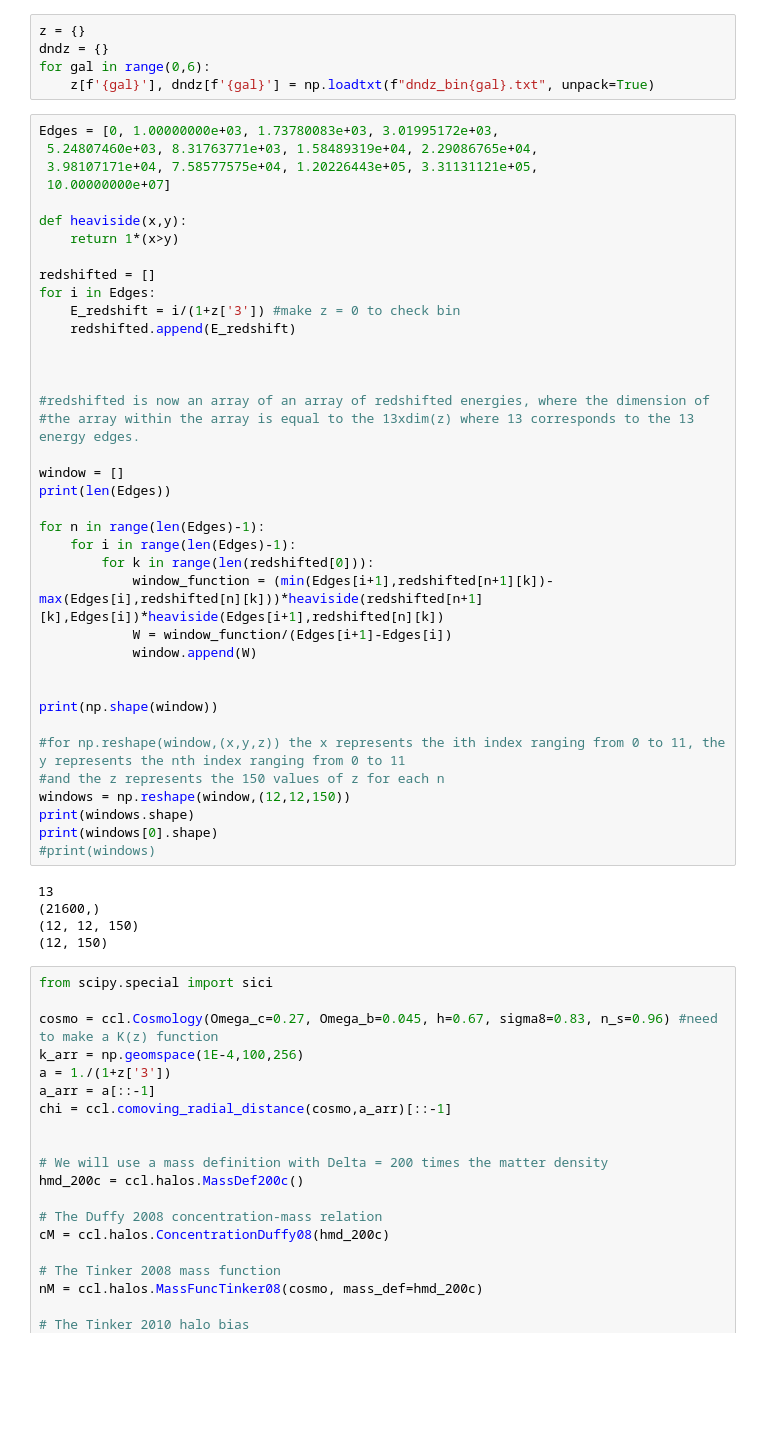
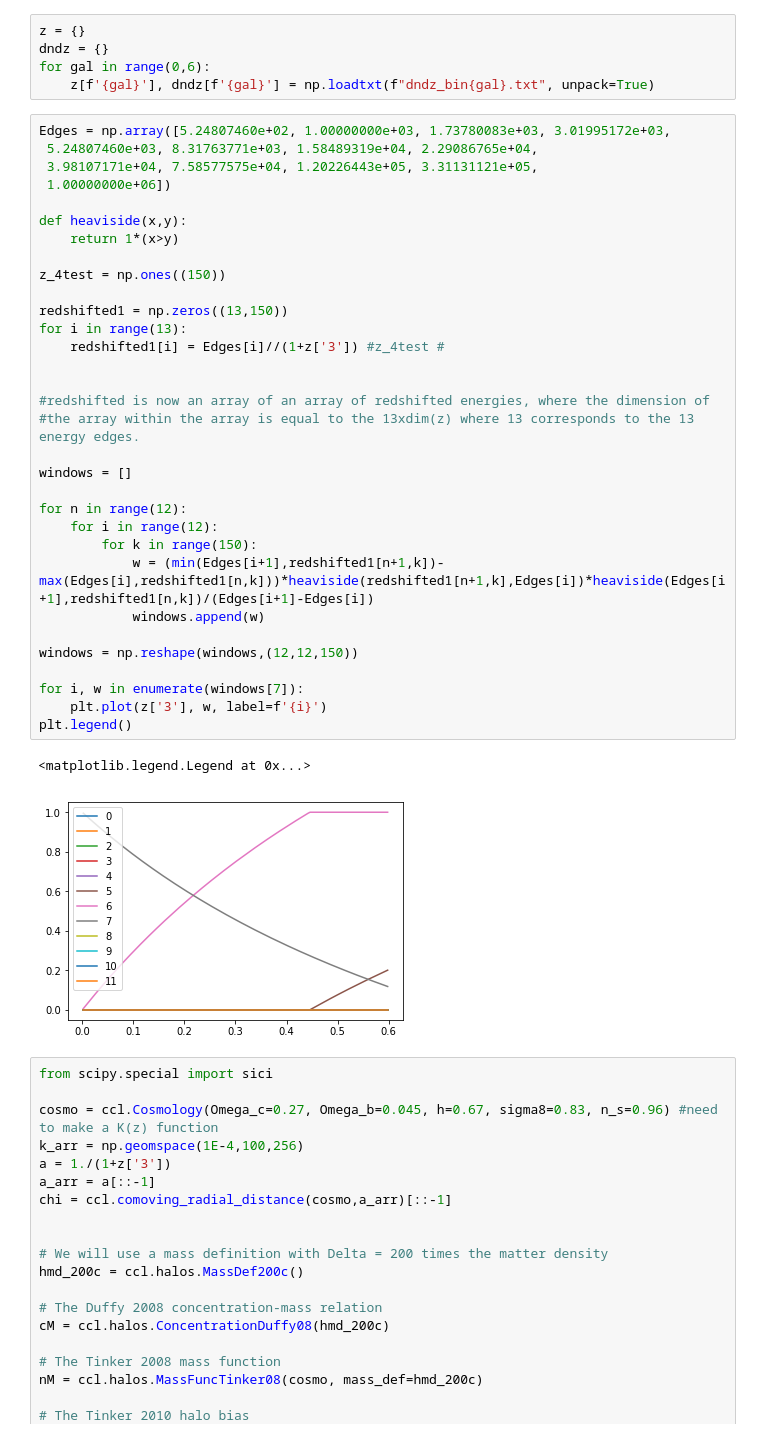
Before and after one commit to anyabua/FermiX, a Jupyter notebook: annihilation.ipynb, the cells around one changed output. Cells and saved outputs as stored; diff of their text form; blank space fills up the shorter version.

```diff
--- a/annihilation.ipynb
+++ b/annihilation.ipynb
@@ -25,48 +25,40 @@ dndz = {}
 for gal in range(0,6):
     z[f'{gal}'], dndz[f'{gal}'] = np.loadtxt(f"dndz_bin{gal}.txt", unpack=True)
 # %%
-Edges = [0, 1.00000000e+03, 1.73780083e+03, 3.01995172e+03,
+Edges = np.array([5.24807460e+02, 1.00000000e+03, 1.73780083e+03, 3.01995172e+03,
  5.24807460e+03, 8.31763771e+03, 1.58489319e+04, 2.29086765e+04,
  3.98107171e+04, 7.58577575e+04, 1.20226443e+05, 3.31131121e+05,
- 10.00000000e+07]
+ 1.00000000e+06])
 
 def heaviside(x,y):
     return 1*(x>y)
 
-redshifted = []
-for i in Edges:
-    E_redshift = i/(1+z['3']) #make z = 0 to check bin
-    redshifted.append(E_redshift)
+z_4test = np.ones((150))
 
+redshifted1 = np.zeros((13,150))
+for i in range(13):
+    redshifted1[i] = Edges[i]//(1+z['3']) #z_4test #
 
 
 #redshifted is now an array of an array of redshifted energies, where the dimension of
 #the array within the array is equal to the 13xdim(z) where 13 corresponds to the 13 energy edges.
 
-window = []
-print(len(Edges))
+windows = []
 
-for n in range(len(Edges)-1):
-    for i in range(len(Edges)-1):
-        for k in range(len(redshifted[0])):
-            window_function = (min(Edges[i+1],redshifted[n+1][k])-max(Edges[i],redshifted[n][k]))*heaviside(redshifted[n+1][k],Edges[i])*heaviside(Edges[i+1],redshifted[n][k])
-            W = window_function/(Edges[i+1]-Edges[i])
-            window.append(W)
+for n in range(12):
+    for i in range(12):
+        for k in range(150):
+            w = (min(Edges[i+1],redshifted1[n+1,k])-max(Edges[i],redshifted1[n,k]))*heaviside(redshifted1[n+1,k],Edges[i])*heaviside(Edges[i+1],redshifted1[n,k])/(Edges[i+1]-Edges[i])
+            windows.append(w)
 
+windows = np.reshape(windows,(12,12,150))
 
-print(np.shape(window))
-
-#for np.reshape(window,(x,y,z)) the x represents the ith index ranging from 0 to 11, the y represents the nth index ranging from 0 to 11
-#and the z represents the 150 values of z for each n
-windows = np.reshape(window,(12,12,150))
-print(windows.shape)
-print(windows[0].shape)
-#print(windows)
+for i, w in enumerate(windows[7]):
+    plt.plot(z['3'], w, label=f'{i}')
+plt.legend()
 # %% [output]
-13
-(21600,)
-(12, 12, 150)
-(12, 150)
+<matplotlib.legend.Legend at 0x...>
+[figure, added]
 # %%
 from scipy.special import sici
 
```
Also changed, not shown: parts of 5 cells of this notebook.
